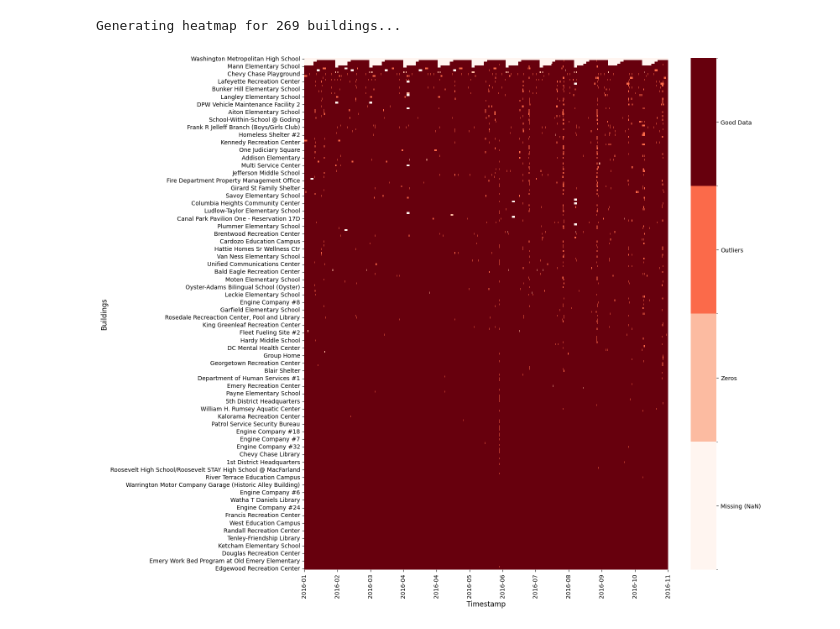
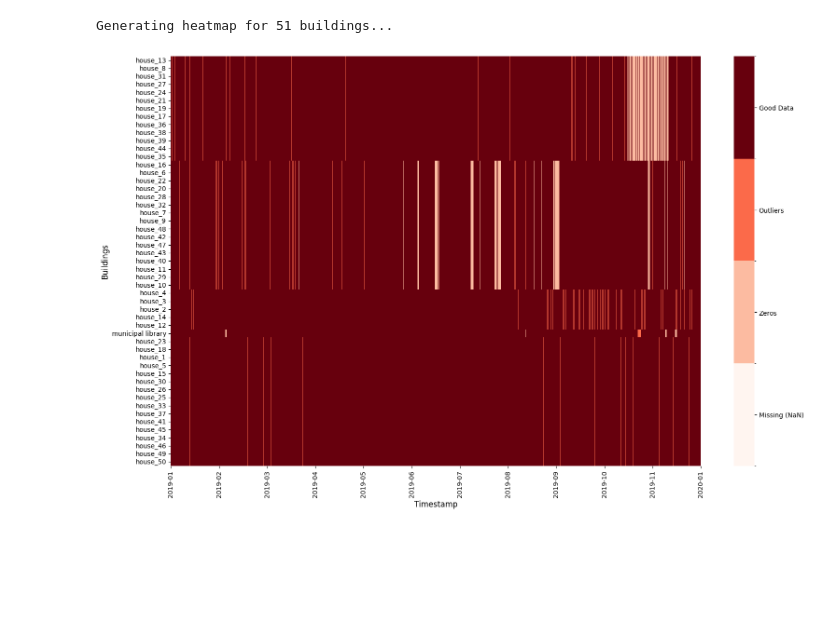
Before and after one commit to hiranshree/AIML, a Jupyter notebook: preprocessing_code.ipynb, the cells around one changed output. Saved outputs shown, nothing was run; the diff lists cells and outputs as text; code cells hidden in the pictures; blank space fills up the shorter version.

```diff
--- a/preprocessing_code.ipynb
+++ b/preprocessing_code.ipynb
@@ -383,3 +163,0 @@ Processing complete. Qualified buildings saved.
-# %%
-df = pd.read_csv('/content/Electricity-hourly.csv')
-df.head()
@@ -443,34 +213,34 @@ def plot_data_quality_heatmap(df, title=""):
     # 5. Generate Heatmap
     ax = sns.heatmap(plot_df, cmap=cmap, norm=norm,
                      rasterized=True,
                      cbar_kws={
                          'label': '',
                          'ticks': [0.5, 1.5, 2.5, 3.5]
                      })
 
     # 6. Customize Legend
     colorbar = ax.collections[0].colorbar
     colorbar.set_ticklabels(['Missing (NaN)', 'Zeros', 'Outliers', 'Good Data'])
 
     # 7. Formatting
     plt.title("", fontsize=16, pad=20)
     plt.xlabel("Timestamp", fontsize=12)
     plt.ylabel("Buildings", fontsize=12)
 
     xticks = np.linspace(0, len(df.index) - 1, 12).astype(int)
     ax.set_xticks(xticks)
     ax.set_xticklabels(df.index[xticks].strftime('%Y-%m'), rotation=90)
 
     plt.tight_layout()
 
-    output_path = 'DGS_data_quality_heatmap.png'
+    output_path = 'ECCG_data_quality_heatmap.png'
     plt.savefig(output_path, dpi=120, bbox_inches='tight')
     plt.show()
     plt.close()
 
 if __name__ == '__main__':
-    df_raw = pd.read_csv('/content/Electricity-hourly.csv', index_col='Timestamp', parse_dates=True)
+    df_raw = pd.read_csv('/content/Electricity.csv', index_col='Timestamp', parse_dates=True)
     plot_data_quality_heatmap(df_raw)
 # %% [output]
-Generating heatmap for 269 buildings...
+Generating heatmap for 51 buildings...
-[figure, old version]
+[figure, new version]
```
Also changed, not shown: parts of 6 cells of this notebook.
